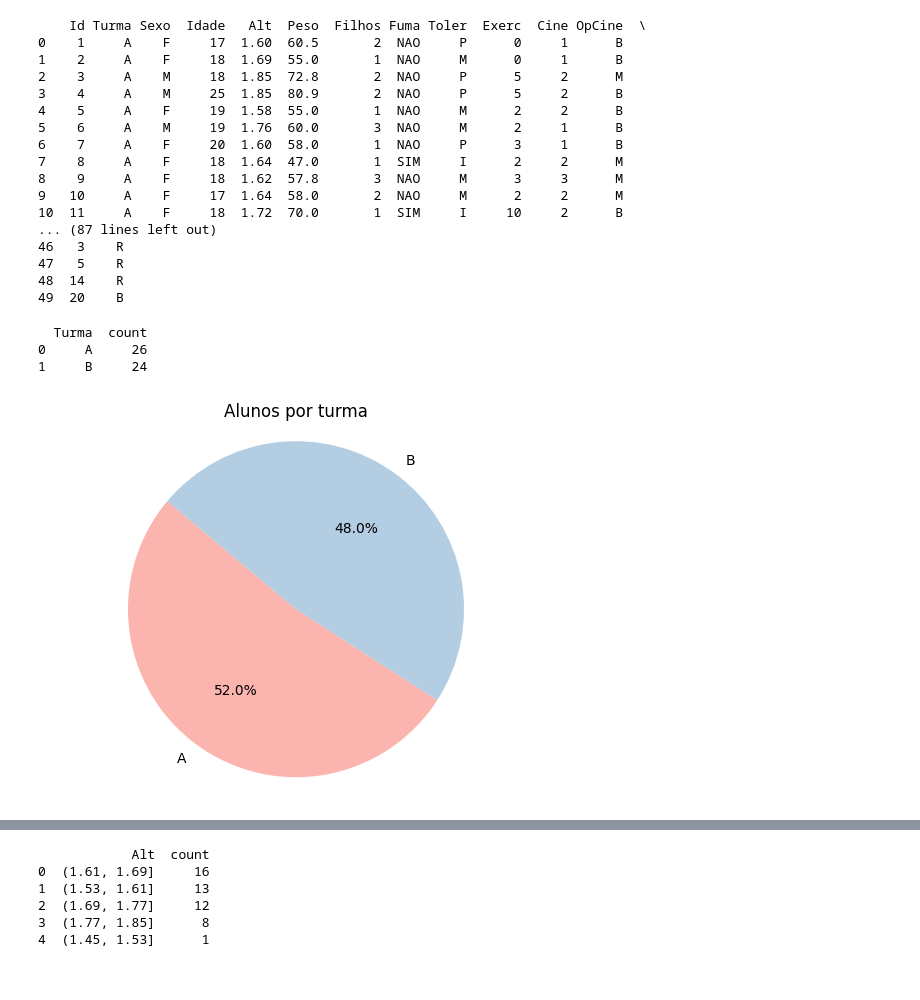
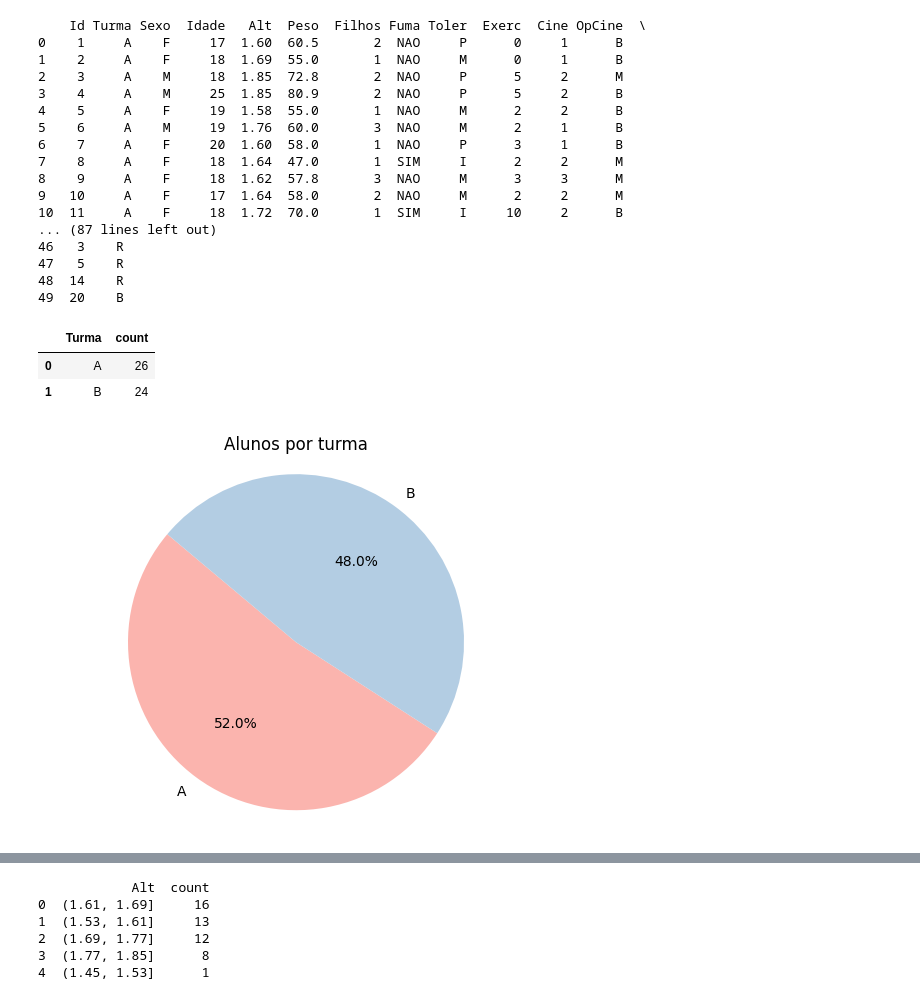
Before and after one commit to mxtqnt/ProbabilidadeEstatistica, a Jupyter notebook: src/08-03/Atividade.ipynb, the cells around one changed output, grey strips where cells are left out. Saved outputs shown, nothing was run; the diff lists cells and outputs as text; code cells hidden in the pictures.

```diff
--- a/src/08-03/Atividade.ipynb
+++ b/src/08-03/Atividade.ipynb
@@ -34,19 +35,19 @@ color = (0.2, # redness
 # %%
 data = base_de_dados['Turma'].value_counts().reset_index()
 
-print(data)
+display(data)
 
 labels = data['Turma']
 tamanhos = data['count']
 
 plt.pie(tamanhos, labels=labels, autopct='%1.1f%%', startangle=140, colors=sns.color_palette('Pastel1'))
 plt.title('Alunos por turma')
 plt.axis('equal')
 plt.show()
 # %% [output]
-  Turma  count
-0     A     26
-1     B     24
+|  | Turma | count |
+| 0 | A | 26 |
+| 1 | B | 24 |
 [figure]
 # %%
 data = base_de_dados['Sexo'].value_counts().reset_index()
```
Also changed, not shown: parts of 15 cells of this notebook.
